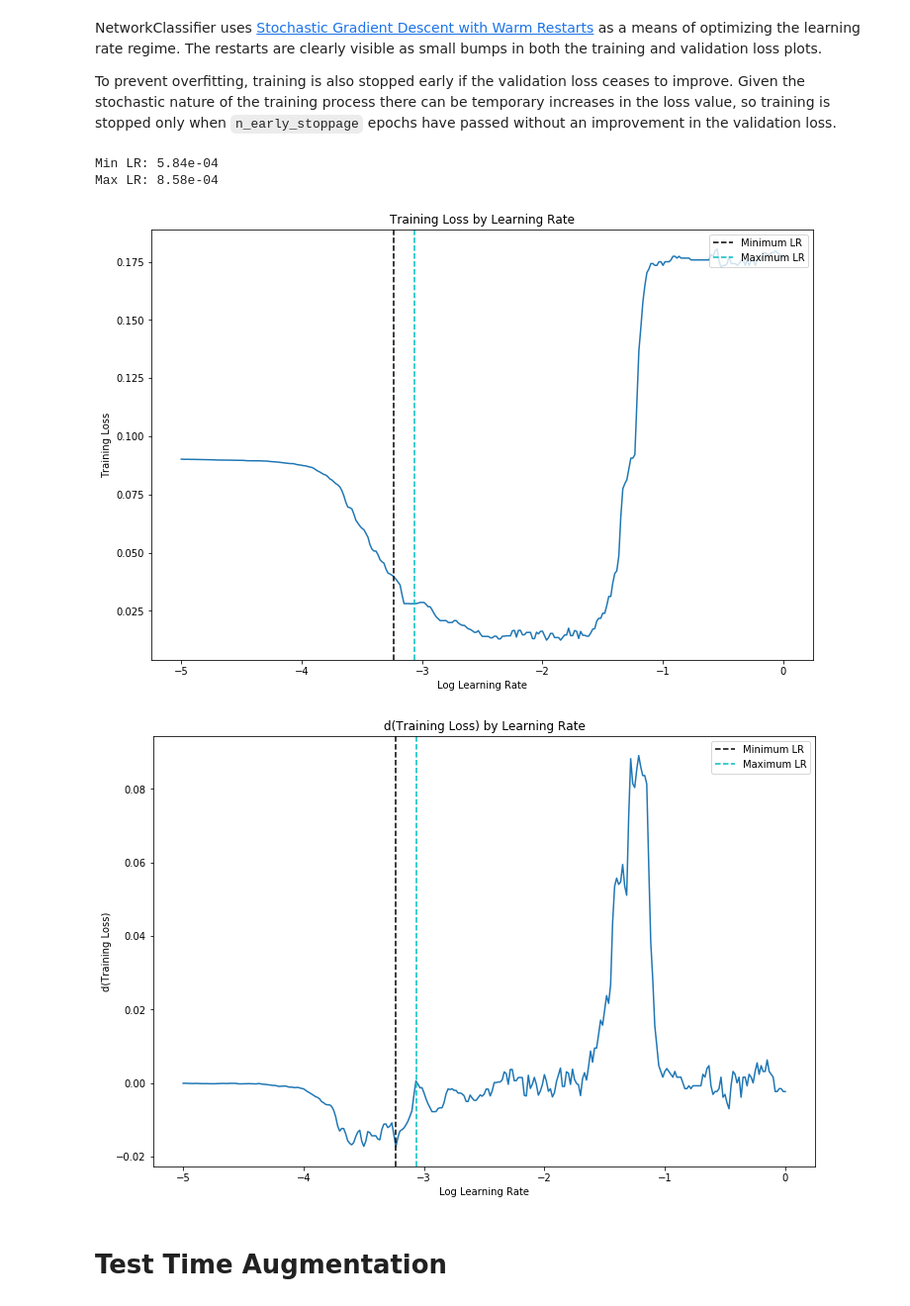
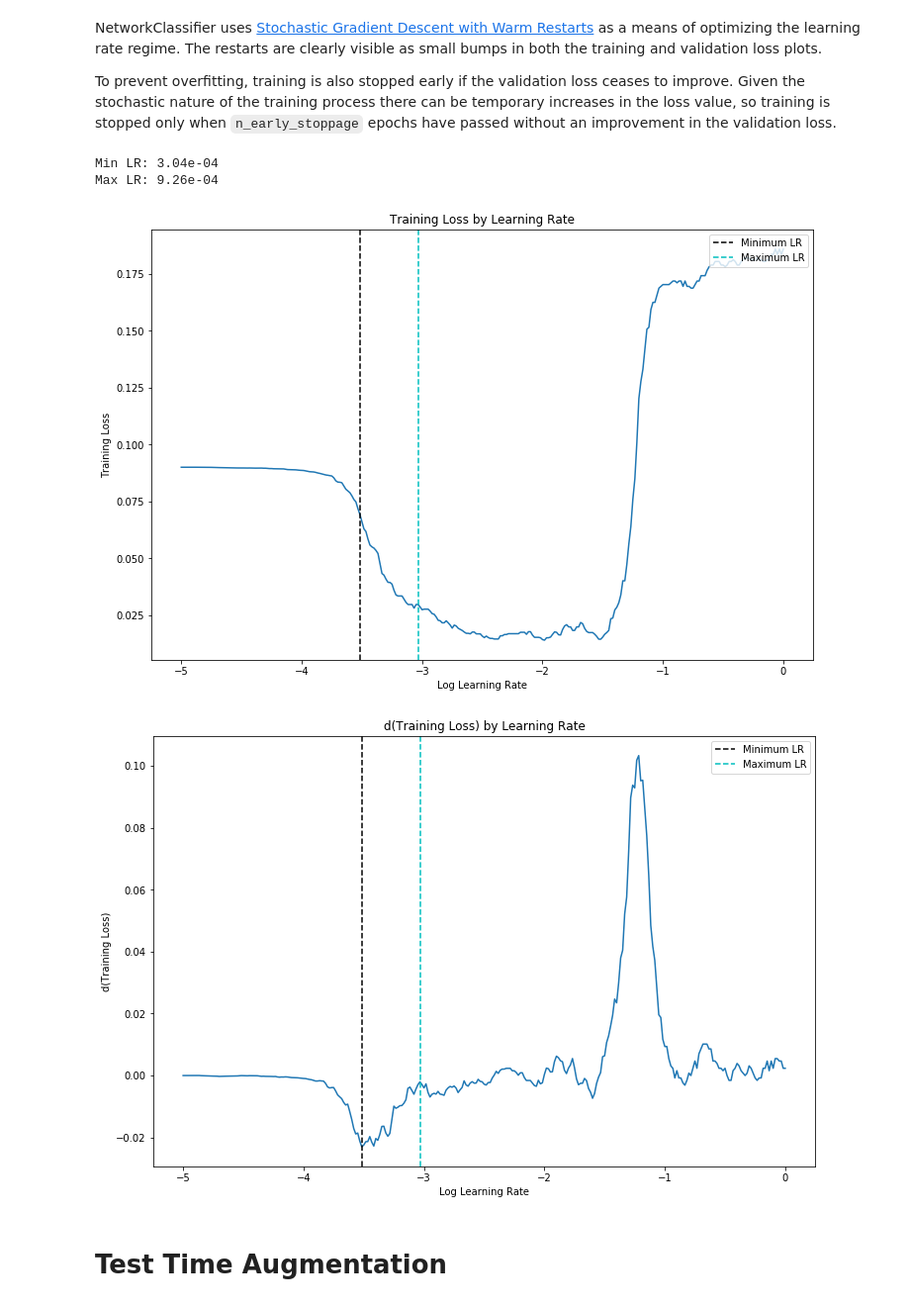
Before and after one commit to Koji23/kaggle, a Jupyter notebook: notebooks/MNIST Pytorch.ipynb, the cells around one changed output. Shown at 99% size. Drawn from its saved outputs; the diff is of its cells as text; code cells hidden in the pictures.

```diff
--- a/notebooks/MNIST Pytorch.ipynb
+++ b/notebooks/MNIST Pytorch.ipynb
@@ -179,7 +178,7 @@ model = nn.Sequential(
     nn.Linear(128, 10),
     nn.Softmax(dim=1)
 )
-network = NetworkClassifier(model, batch_size=128).fit(train, train_labels, train[:1000], train_labels[:1000])
+network = TorchClassifier(model, batch_size=128).fit(train, train_labels, train[:1000], train_labels[:1000])
 print('Validation Accuracy: {}'.format(network.score(train[1000:2000], train_labels[1000:2000])))
 # %% [output]
 Failed to display Jupyter Widget of type HBox.
@@ -198,14 +197,14 @@ validation loss plots.
 To prevent overfitting, training is also stopped early if the validation loss ceases to improve.  Given the stochastic nature of the
 training process there can be temporary increases in the loss value, so training is stopped only when `n_early_stoppage` epochs have passed without an improvement in the validation loss.
 # %%
-print('Min LR: {:.2e}\nMax LR: {:.2e}'.format(network.learning_rate.min, network.learning_rate.max))
-network.learning_rate.plot(type='losses')
-network.learning_rate.plot(type='d_losses')
+print('Min LR: {:.2e}\nMax LR: {:.2e}'.format(network.learning_rate_.min, network.learning_rate_.max))
+network.learning_rate_.plot(type='losses')
+network.learning_rate_.plot(type='d_losses')
 # %% [output]
-Min LR: 5.84e-04
-Max LR: 8.58e-04
+Min LR: 3.04e-04
+Max LR: 9.26e-04
-[figure, old version]
+[figure, new version]
-[figure, old version]
+[figure, new version]
 # %% [markdown]
 # Test Time Augmentation
 # %%
```
Also changed, not shown: parts of 10 cells of this notebook, 5 other files.
